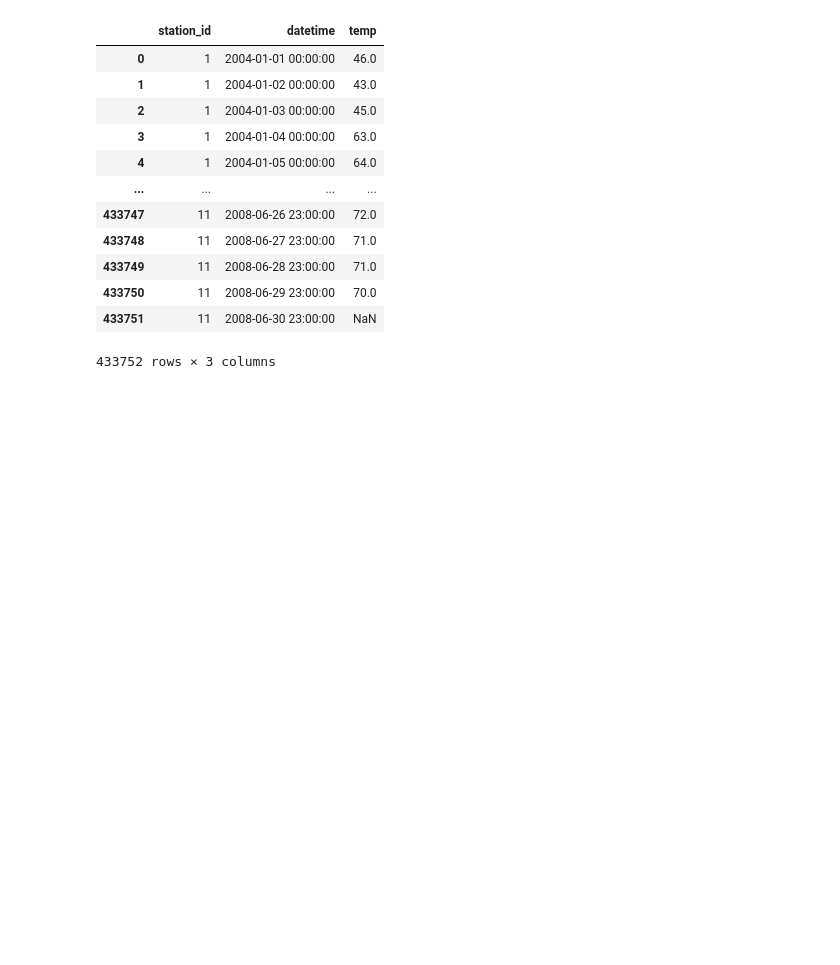
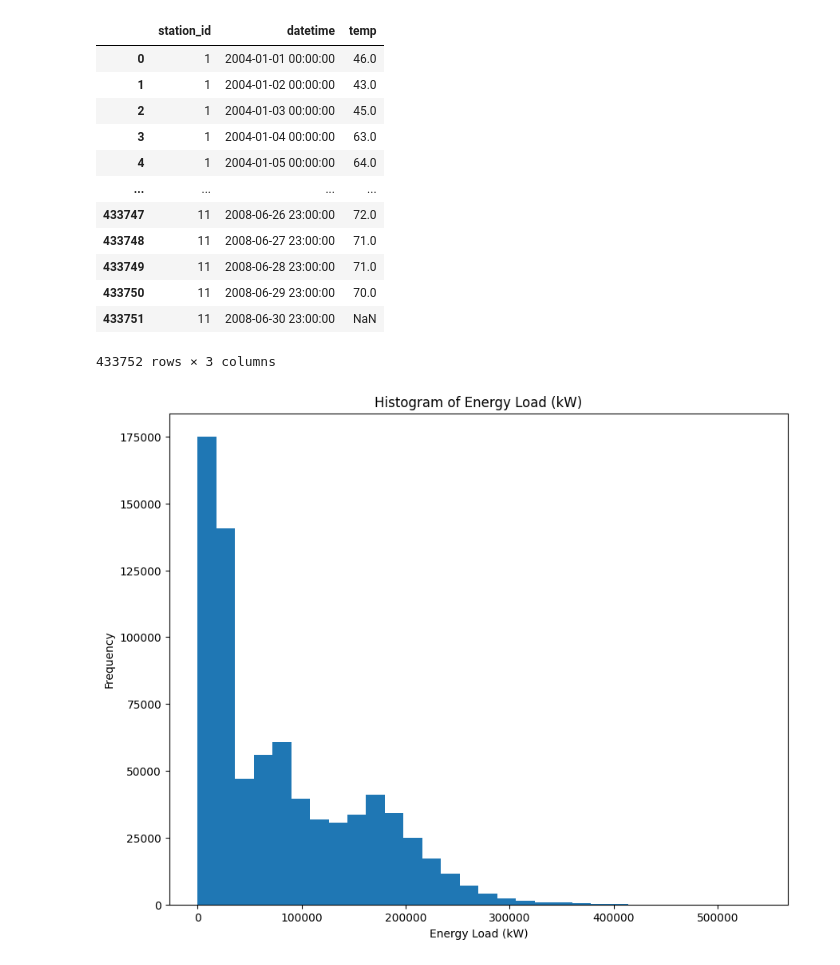
Before and after one commit to pavander7/415-final-project, a Jupyter notebook: data_loaders.ipynb, the cells around one changed output. Cells and saved outputs as stored; diff of their text form; code cells hidden in the pictures; blank space fills up the shorter version.

```diff
--- a/data_loaders.ipynb
+++ b/data_loaders.ipynb
@@ -125,3 +135,12 @@ temp_data
 | 433750 | 11 | 2008-06-29 23:00:00 | 70.0 |
 | 433751 | 11 | 2008-06-30 23:00:00 | NaN |
 433752 rows × 3 columns
+# %%
+plt.figure(figsize=(10, 8))
+plt.hist(load_data['load'], bins=30)
+plt.title('Histogram of Energy Load (kW)')
+plt.xlabel('Energy Load (kW)')
+plt.ylabel('Frequency')
+plt.show()
+# %% [output]
+[figure, added]
```
Also changed, not shown: parts of 9 cells of this notebook.
